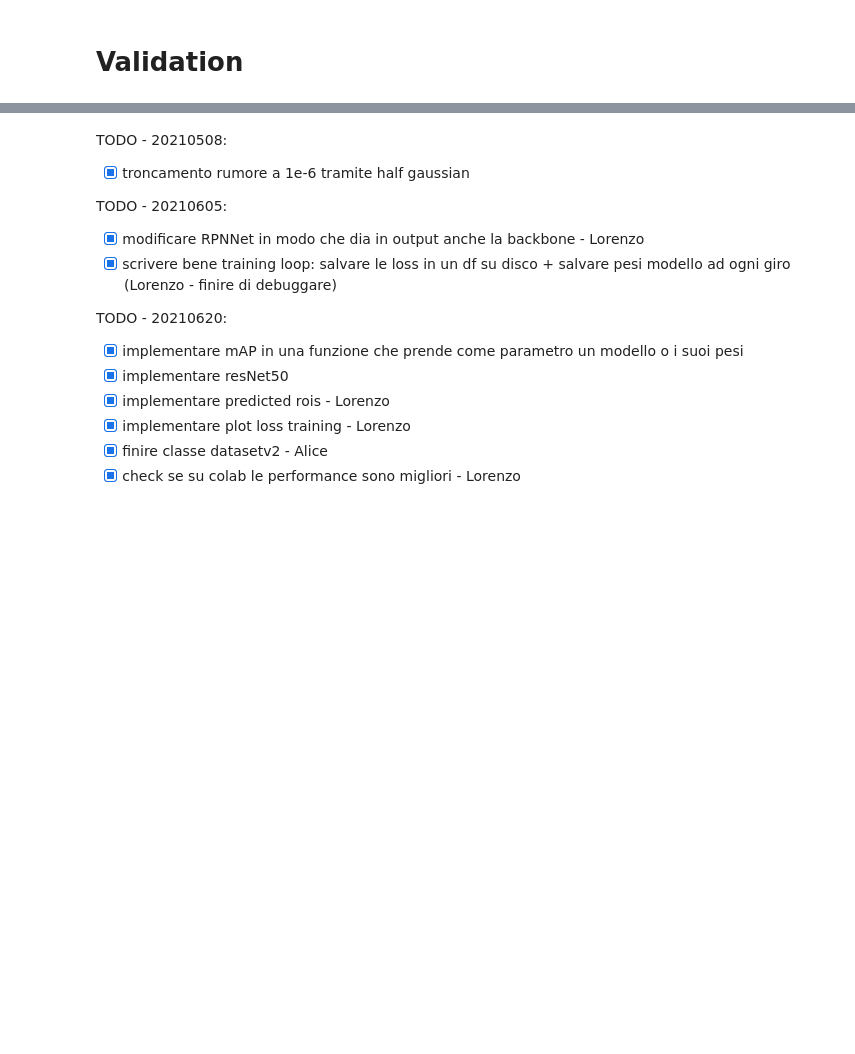
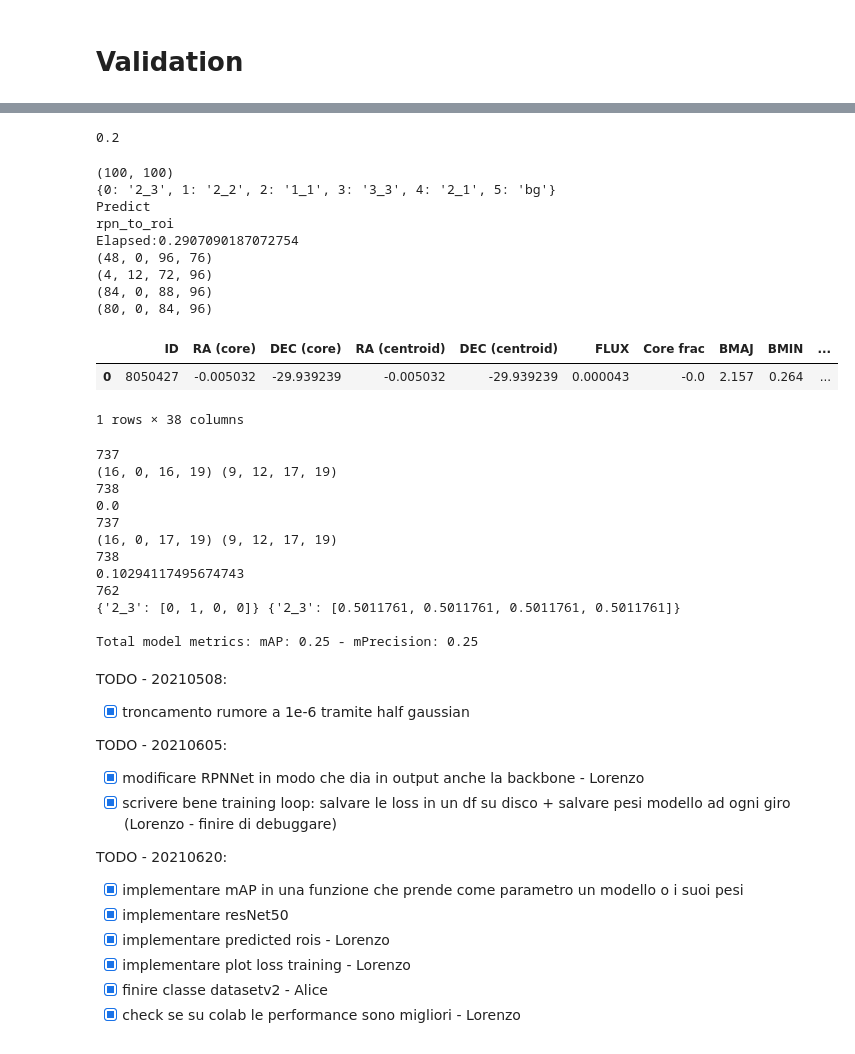
Before and after one commit to Lorenz92/SKADC1, a Jupyter notebook: main_7aff869_2.ipynb, the cells around one changed output, grey strips where cells are left out. Saved outputs shown, nothing was run; the diff lists cells and outputs as text; code cells hidden in the pictures; blank space fills up the shorter version.

```diff
--- a/main_7aff869_2.ipynb
+++ b/main_7aff869_2.ipynb
@@ -144,7 +243,7 @@ total_model.summary()
 # %%
 ska_dataset.class_list
 # %%
-models.load_weigths(rpn_model, detector_model, backbone, resume_train=True, checkpoint=checkpoint)
+models.load_weigths(rpn_model, detector_model, backbone, resume_train=False, checkpoint=checkpoint)
 models.compile_models(rpn_model, detector_model, total_model, rpn_losses=[loss.rpn_loss_cls, loss.rpn_loss_regr], detector_losses=[loss.detector_loss_cls, loss.detector_loss_regr], class_list=ska_dataset.class_list)
 # models.compile_models(rpn_model, detector_model, total_model, rpn_losses=[loss.rpn_loss_cls, loss.rpn_loss_regr], detector_losses=[loss.categorical_focal_loss([.25, .25, 0.05], 2.), loss.detector_loss_regr], class_list=ska_dataset.class_list)
 # models.compile_models(rpn_model, detector_model, total_model, rpn_losses=[loss.rpn_loss_cls, loss.rpn_loss_regr], detector_losses=[loss.categorical_focal_loss([2, 0.5, 2, 2, 0.05], 2.), loss.detector_loss_regr], class_list=ska_dataset.class_list)
@@ -228,14 +446,49 @@ total_model_eval.summary()
 cp = '97_frcnn_baseline_16.h5'
 models.load_weigths(rpn_model_eval, detector_model_eval, backbone, checkpoint=cp)
 models.compile_models(rpn_model_eval, detector_model_eval, total_model_eval, rpn_losses=[loss.rpn_loss_cls, loss.rpn_loss_regr], detector_losses=[loss.detector_loss_cls, loss.detector_loss_regr], class_list=ska_dataset.class_list)
+# %%
+import numpy as np
+from sklearn.metrics import average_precision_score
+
+y_true = np.array([0, 0, 0, 0, 1])
+y_scores = np.array([0.5, 0.5, 0.5, 0.5, 0.])
+average_precision_score(y_true, y_scores)
+# %% [output]
+0.2
 # %%
-patch_id = ['8774_16666_17279_20']
+patch_id = ['2_16396_16729_20']#, '3_16406_16729_20']
 # patch_id = ska_dataset.train_patch_list
 # print(patch_id)
 # gt = pd.read_pickle(f'{config.TRAIN_PATCHES_FOLDER}/{patch_id[0]}/{patch_id[0]}.pkl')
 # display(gt['class_label'])
 
-preds, mAP, prec, recall = evaluate_model(rpn_model_eval, detector_model_eval, backbone, patch_id, ska_dataset.class_list, metric_threshold=.5, acceptance_treshold=.5)
+preds, mAP, mPrecision = evaluate_model(rpn_model_eval, detector_model_eval, backbone, patch_id, ska_dataset.class_list, map_threshold=.1, acceptance_treshold=.5)
+# preds, mAP, prec, recall = evaluate_model(rpn_model_eval, detector_model_eval, backbone, patch_id, ska_dataset.class_list, metric_threshold=.5, acceptance_treshold=.5)
+# %% [output]
+(100, 100)
+{0: '2_3', 1: '2_2', 2: '1_1', 3: '3_3', 4: '2_1', 5: 'bg'}
+Predict
+rpn_to_roi
+Elapsed:0.2907090187072754
+(48, 0, 96, 76)
+(4, 12, 72, 96)
+(84, 0, 88, 96)
+(80, 0, 84, 96)
+|  | ID | RA (core) | DEC (core) | RA (centroid) | DEC (centroid) | FLUX | Core frac | BMAJ | BMIN | ... |
+| 0 | 8050427 | -0.005032 | -29.939239 | -0.005032 | -29.939239 | 0.000043 | -0.0 | 2.157 | 0.264 | ... |
+1 rows × 38 columns
+737
+(16, 0, 16, 19) (9, 12, 17, 19)
+738
+0.0
+737
+(16, 0, 17, 19) (9, 12, 17, 19)
+738
+0.10294117495674743
+762
+{'2_3': [0, 1, 0, 0]} {'2_3': [0.5011761, 0.5011761, 0.5011761, 0.5011761]}
+
+Total model metrics: mAP: 0.25 - mPrecision: 0.25
 # %%
 preds
 # %%
```
Also changed, not shown: parts of 16 cells of this notebook, 13 other files.
